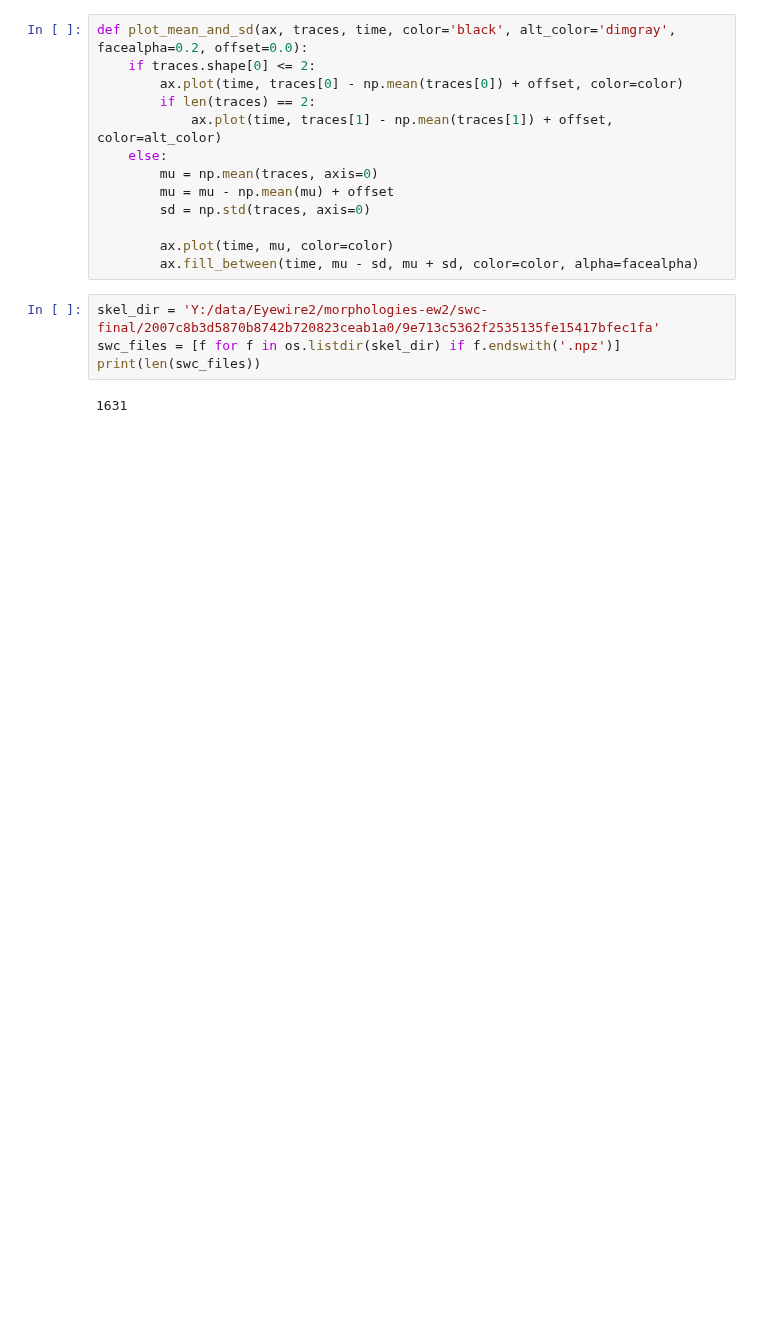
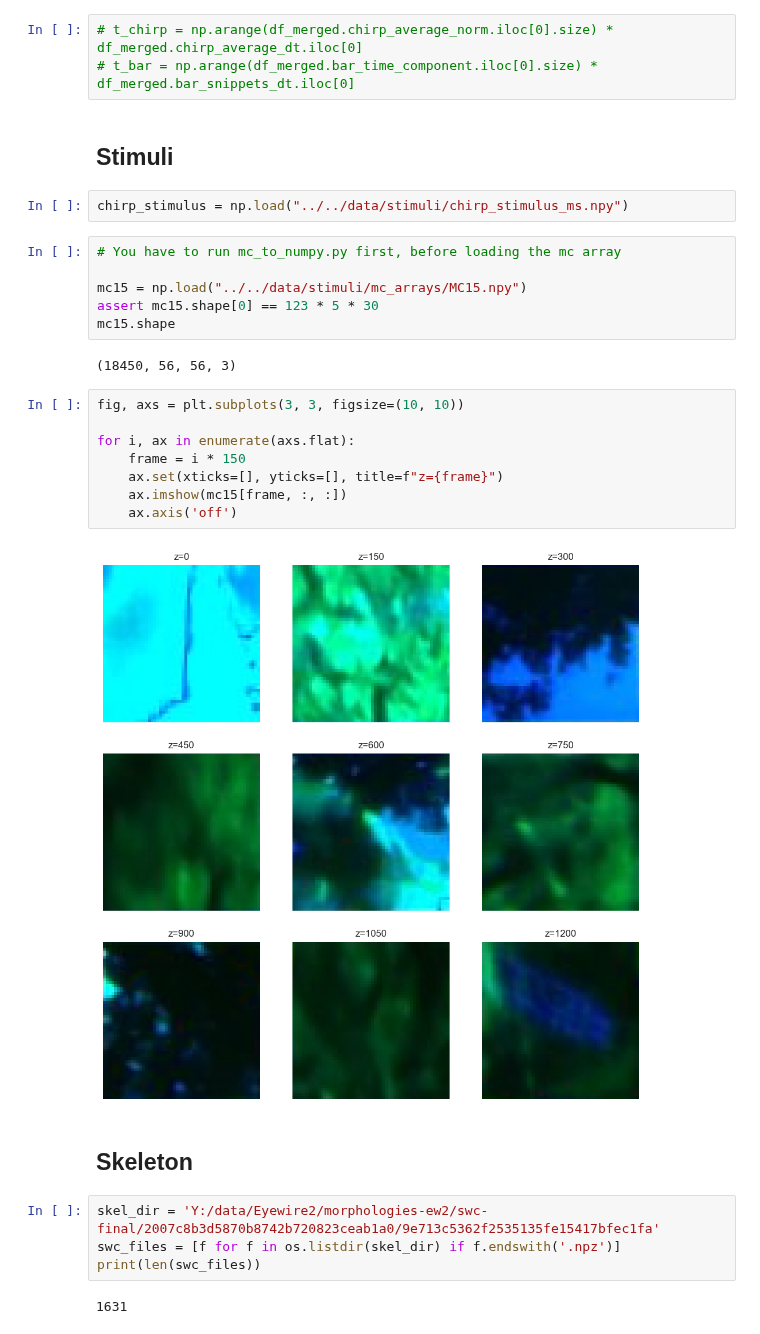
Before and after one commit to eyewire2/eyewire2-functional-analysis, a Jupyter notebook: notebooks/manuscript/Fig4.ipynb, the cells around one changed output. Drawn from its saved outputs; the diff is of its cells as text; blank space fills up the shorter version.

```diff
--- a/notebooks/manuscript/Fig4.ipynb
+++ b/notebooks/manuscript/Fig4.ipynb
@@ -33,16 +22,30 @@ df_merged = data_loader.load_df_rois_morph(
-# %%
-def plot_mean_and_sd(ax, traces, time, color='black', alt_color='dimgray', facealpha=0.2, offset=0.0):
-    if traces.shape[0] <= 2:
-        ax.plot(time, traces[0] - np.mean(traces[0]) + offset, color=color)
-        if len(traces) == 2:
-            ax.plot(time, traces[1] - np.mean(traces[1]) + offset, color=alt_color)
-    else:
-        mu = np.mean(traces, axis=0)
-        mu = mu - np.mean(mu) + offset
-        sd = np.std(traces, axis=0)
-
-        ax.plot(time, mu, color=color)
-        ax.fill_between(time, mu - sd, mu + sd, color=color, alpha=facealpha)
+# %%
+# t_chirp = np.arange(df_merged.chirp_average_norm.iloc[0].size) * df_merged.chirp_average_dt.iloc[0]
+# t_bar = np.arange(df_merged.bar_time_component.iloc[0].size) * df_merged.bar_snippets_dt.iloc[0]
+# %% [markdown]
+## Stimuli
+# %%
+chirp_stimulus = np.load("../../data/stimuli/chirp_stimulus_ms.npy")
+# %%
+# You have to run mc_to_numpy.py first, before loading the mc array
+
+mc15 = np.load("../../data/stimuli/mc_arrays/MC15.npy")
+assert mc15.shape[0] == 123 * 5 * 30
+mc15.shape
+# %% [output]
+(18450, 56, 56, 3)
+# %%
+fig, axs = plt.subplots(3, 3, figsize=(10, 10))
+
+for i, ax in enumerate(axs.flat):
+    frame = i * 150
+    ax.set(xticks=[], yticks=[], title=f"z={frame}")
+    ax.imshow(mc15[frame, :, :])
+    ax.axis('off')
+# %% [output]
+[figure, added]
+# %% [markdown]
+## Skeleton
 # %%
 skel_dir = 'Y:/data/Eyewire2/morphologies-ew2/swc-final/2007c8b3d5870b8742b720823ceab1a0/9e713c5362f2535135fe15417bfec1fa'
 swc_files = [f for f in os.listdir(skel_dir) if f.endswith('.npz')]
```
Also changed, not shown: parts of 23 cells of this notebook, 4 other files.
